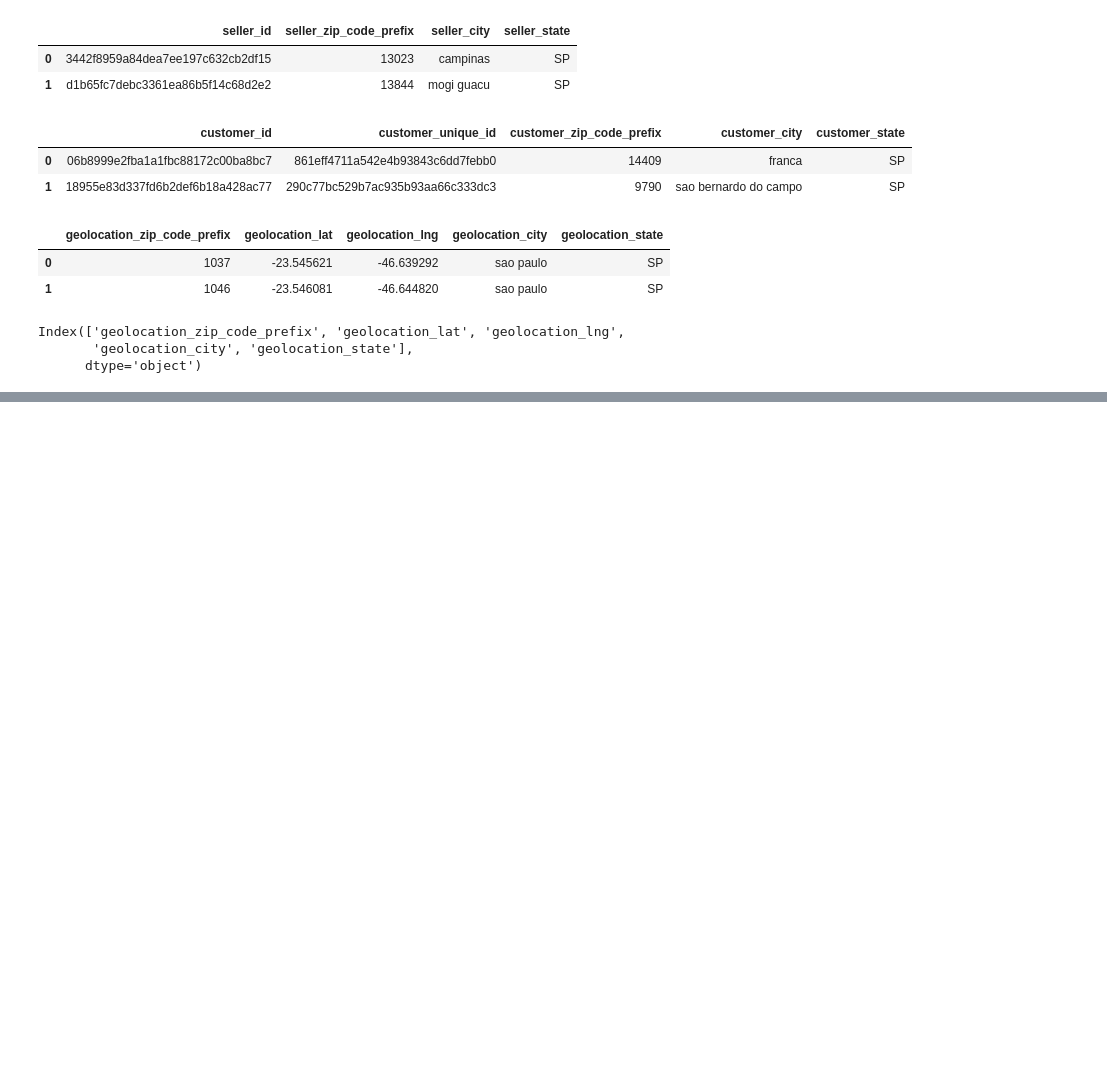
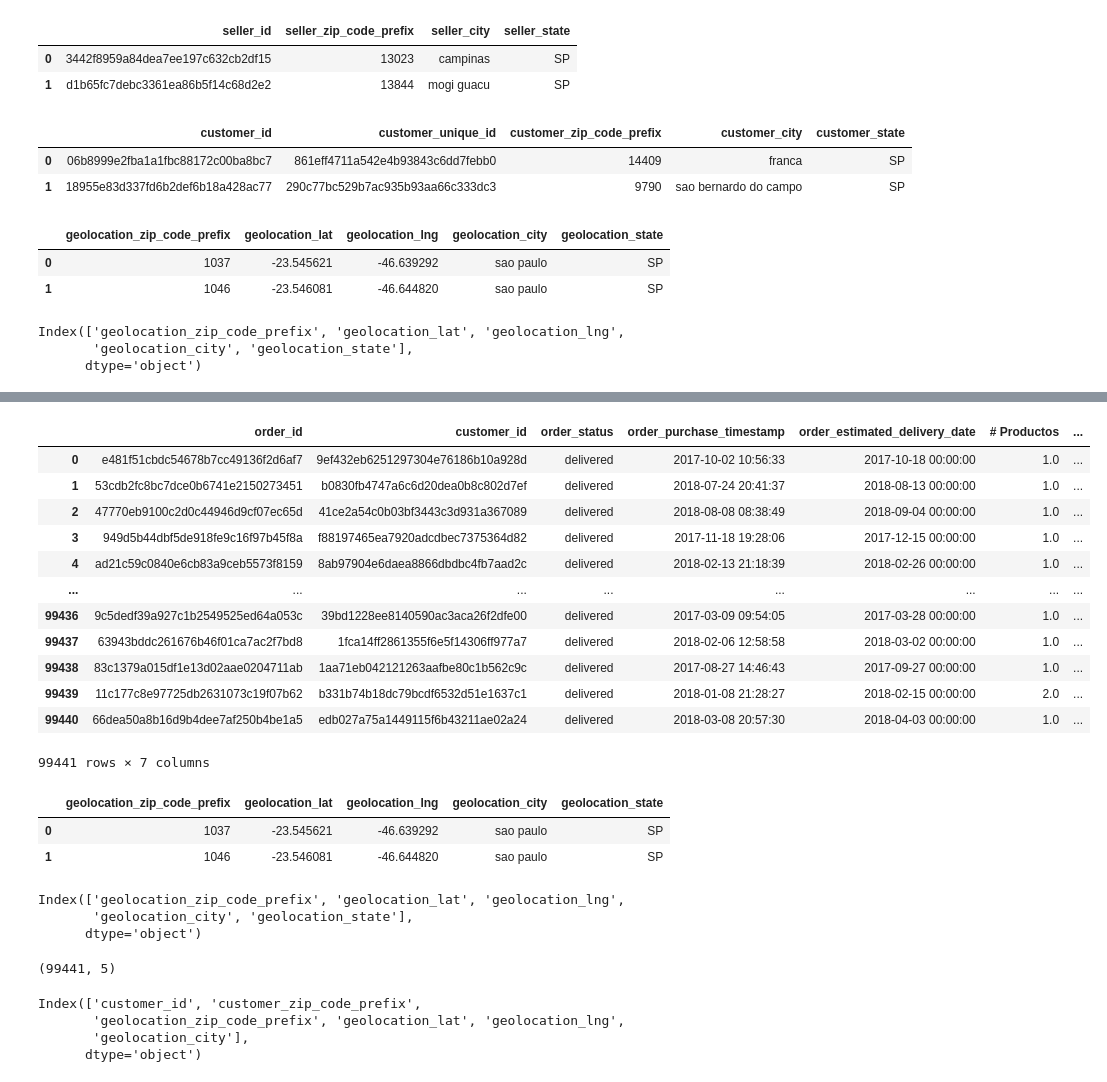
Before and after one commit to carlosordo/Intro-Python, a Jupyter notebook: Clase 3/Clase_3.ipynb, the cells around one changed output, grey strips where cells are left out. Drawn from its saved outputs; the diff is of its cells as text; code cells hidden in the pictures; blank space fills up the shorter version.

```diff
--- a/Clase 3/Clase_3.ipynb
+++ b/Clase 3/Clase_3.ipynb
@@ -78,3 +111,6 @@ orders.merge(reviews,how='left',on = 'order_id')
 # %%
 ### Revisemos Total de productos por orden (total de ventas y total de productos vendidos)
 ['order_id', 'customer_id', 'order_status', 'order_purchase_timestamp', 'order_estimated_delivery_date','Total_Venta','# Productos']
+info_items = items.groupby('order_id')['price'].agg(['count','sum']).reset_index()
+# %%
+info_items.columns = ['order_id', '# Productos', 'Total Venta']
@@ -81,3 +133,37 @@ orders.merge(reviews,how='left',on = 'order_id')
+# %%
+join_2 = orders[['order_id', 'customer_id', 'order_status', 'order_purchase_timestamp', 'order_estimated_delivery_date']].\
+    merge(info_items,how='left',on='order_id')
+# %%
+join_2
+# %% [output]
+|  | order_id | customer_id | order_status | order_purchase_timestamp | order_estimated_delivery_date | # Productos | ... |
+| 0 | e481f51cbdc54678b7cc49136f2d6af7 | 9ef432eb6251297304e76186b10a928d | delivered | 2017-10-02 10:56:33 | 2017-10-18 00:00:00 | 1.0 | ... |
+| 1 | 53cdb2fc8bc7dce0b6741e2150273451 | b0830fb4747a6c6d20dea0b8c802d7ef | delivered | 2018-07-24 20:41:37 | 2018-08-13 00:00:00 | 1.0 | ... |
+| 2 | 47770eb9100c2d0c44946d9cf07ec65d | 41ce2a54c0b03bf3443c3d931a367089 | delivered | 2018-08-08 08:38:49 | 2018-09-04 00:00:00 | 1.0 | ... |
+| 3 | 949d5b44dbf5de918fe9c16f97b45f8a | f88197465ea7920adcdbec7375364d82 | delivered | 2017-11-18 19:28:06 | 2017-12-15 00:00:00 | 1.0 | ... |
+| 4 | ad21c59c0840e6cb83a9ceb5573f8159 | 8ab97904e6daea8866dbdbc4fb7aad2c | delivered | 2018-02-13 21:18:39 | 2018-02-26 00:00:00 | 1.0 | ... |
+| ... | ... | ... | ... | ... | ... | ... | ... |
+| 99436 | 9c5dedf39a927c1b2549525ed64a053c | 39bd1228ee8140590ac3aca26f2dfe00 | delivered | 2017-03-09 09:54:05 | 2017-03-28 00:00:00 | 1.0 | ... |
+| 99437 | 63943bddc261676b46f01ca7ac2f7bd8 | 1fca14ff2861355f6e5f14306ff977a7 | delivered | 2018-02-06 12:58:58 | 2018-03-02 00:00:00 | 1.0 | ... |
+| 99438 | 83c1379a015df1e13d02aae0204711ab | 1aa71eb042121263aafbe80c1b562c9c | delivered | 2017-08-27 14:46:43 | 2017-09-27 00:00:00 | 1.0 | ... |
+| 99439 | 11c177c8e97725db2631073c19f07b62 | b331b74b18dc79bcdf6532d51e1637c1 | delivered | 2018-01-08 21:28:27 | 2018-02-15 00:00:00 | 2.0 | ... |
+| 99440 | 66dea50a8b16d9b4dee7af250b4be1a5 | edb027a75a1449115f6b43211ae02a24 | delivered | 2018-03-08 20:57:30 | 2018-04-03 00:00:00 | 1.0 | ... |
+99441 rows × 7 columns
 # %%
 ### Revisamos la ubicacion donde esta llegando cada orden
 ['order_id', 'customer_id', 'order_status', 'order_purchase_timestamp', 'order_estimated_delivery_date','review_id','geolocation_lat', 'geolocation_lng','geolocation_city']
+geolocation.head(2)
+# %% [output]
+|  | geolocation_zip_code_prefix | geolocation_lat | geolocation_lng | geolocation_city | geolocation_state |
+| 0 | 1037 | -23.545621 | -46.639292 | sao paulo | SP |
+| 1 | 1046 | -23.546081 | -46.644820 | sao paulo | SP |
+# %%
+geolocation.columns
+# %% [output]
+Index(['geolocation_zip_code_prefix', 'geolocation_lat', 'geolocation_lng',
+       'geolocation_city', 'geolocation_state'],
+      dtype='object')
+# %%
+customer.shape
+# %% [output]
+(99441, 5)
@@ -83,0 +176,7 @@ orders.merge(reviews,how='left',on = 'order_id')
+# %%
+temp.columns
+# %% [output]
+Index(['customer_id', 'customer_zip_code_prefix',
+       'geolocation_zip_code_prefix', 'geolocation_lat', 'geolocation_lng',
+       'geolocation_city'],
+      dtype='object')
```
Also changed, not shown: parts of 17 cells of this notebook, 1 other file.
